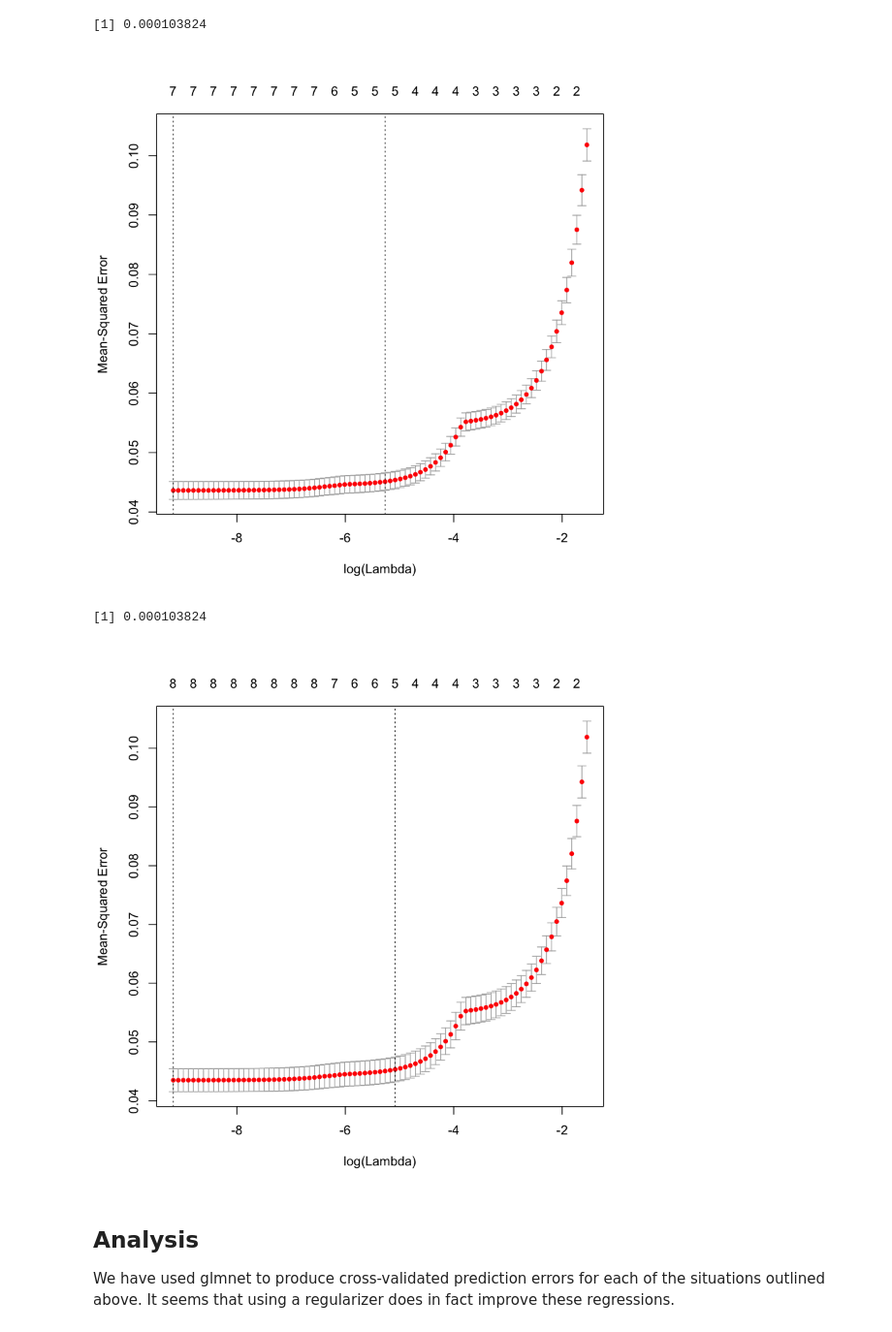
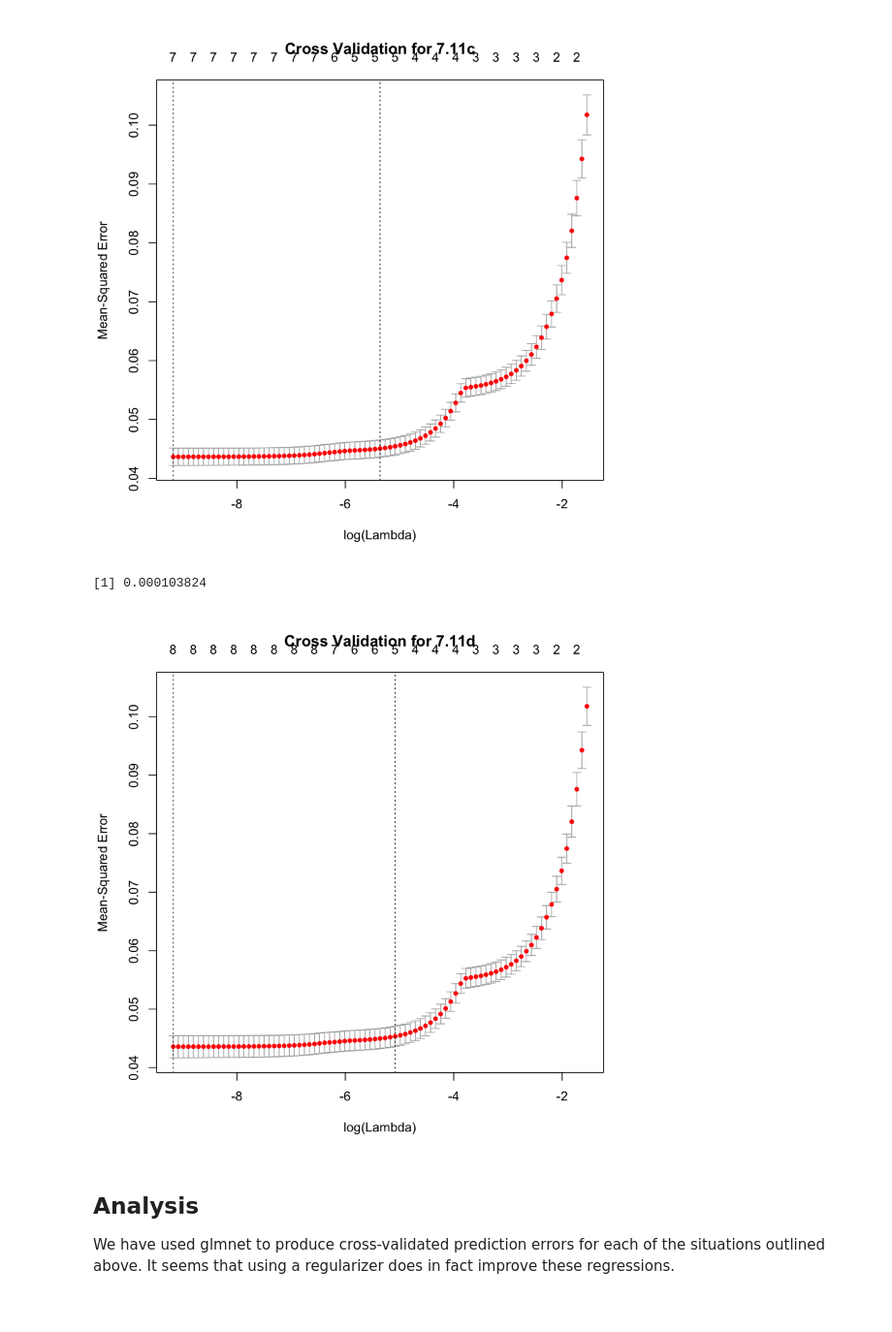
Before and after one commit to Salil999/applied_machine_learning, a Jupyter notebook: hw4/7.11_f/7.11_f_notebook.ipynb, the cells around one changed output. Shown at 97% size. Cells and saved outputs as stored; diff of their text form; code cells hidden in the pictures.

Commit message:
added chart titles

```diff
--- a/hw4/7.11_f/7.11_f_notebook.ipynb
+++ b/hw4/7.11_f/7.11_f_notebook.ipynb
@@ -30,17 +30,21 @@ partD_y = as.matrix(log(bgender_dataset[9]))
 # Perform Cross validation and plot results.
 cvob1 = cv.glmnet(partA_X, partA_y)
 plot(cvob1)
+title(main="Cross Validation for 7.11a")
 print(cvob1$lambda.min)
 
 cvob2 = cv.glmnet(partB_X, partB_y)
 plot(cvob2)
+title(main="Cross Validation for 7.11b")
 print(cvob2$lambda.min)
 
 cvob3 = cv.glmnet(partC_X, partC_y)
 plot(cvob3)
+title(main="Cross Validation for 7.11c")
 print(cvob3$lambda.min)
 
 cvob4 = cv.glmnet(partD_X, partD_y)
 plot(cvob4)
+title(main="Cross Validation for 7.11d")
 print(cvob4$lambda.min)
 # %% [output]
@@ -54,7 +56,6 @@ Loaded glmnet 2.0-5
+[figure, new version]
 [1] 0.000103824
-[figure, old version]
-[1] 0.000103824
-[figure, old version]
+[figure, new version]
 # %% [markdown]
 ## Analysis
 We have used glmnet to produce cross-validated prediction errors for each of the situations outlined above. It seems that using a regularizer does in fact improve these regressions.
```
Also changed, not shown: parts of 1 cell of this notebook.
